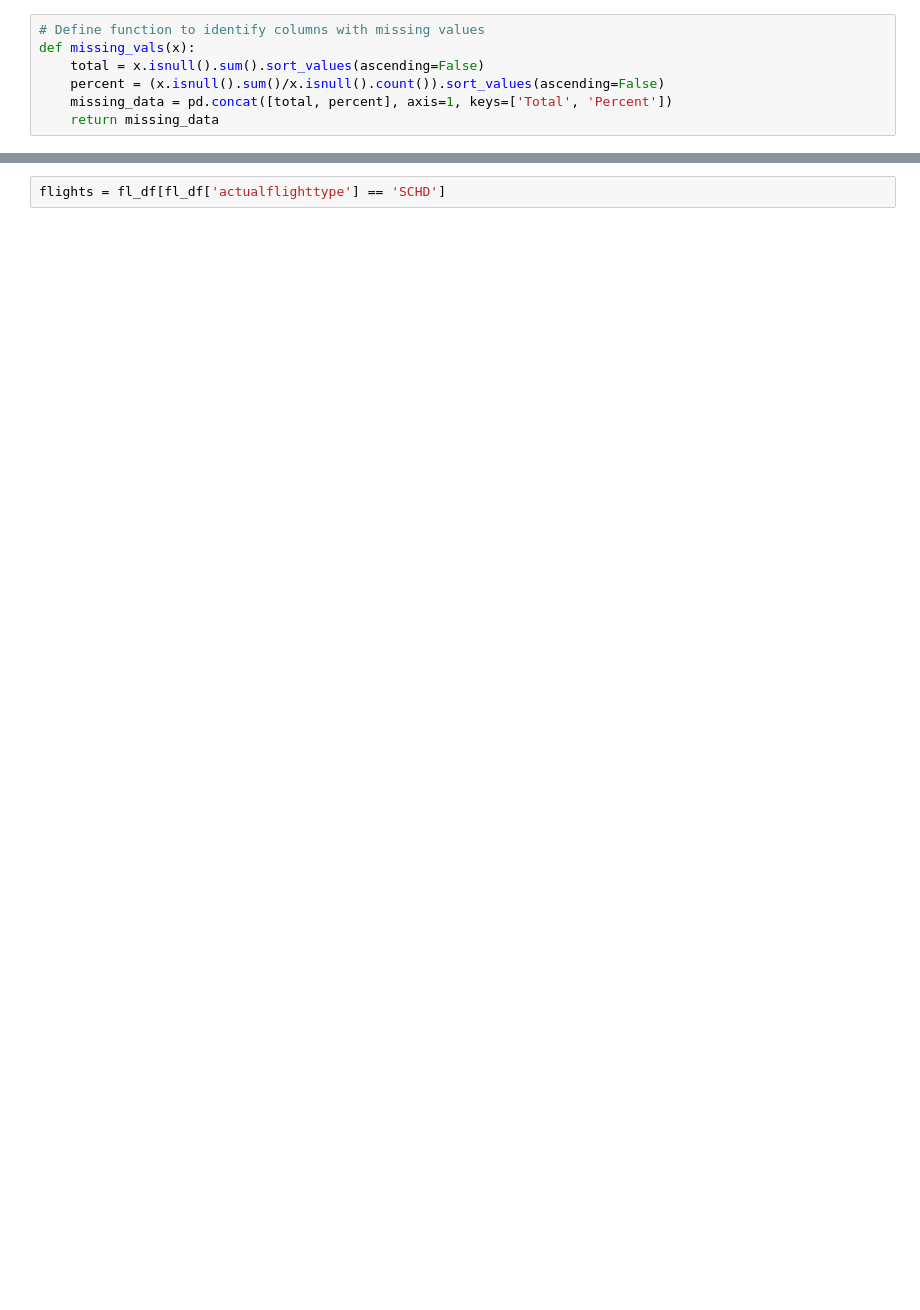
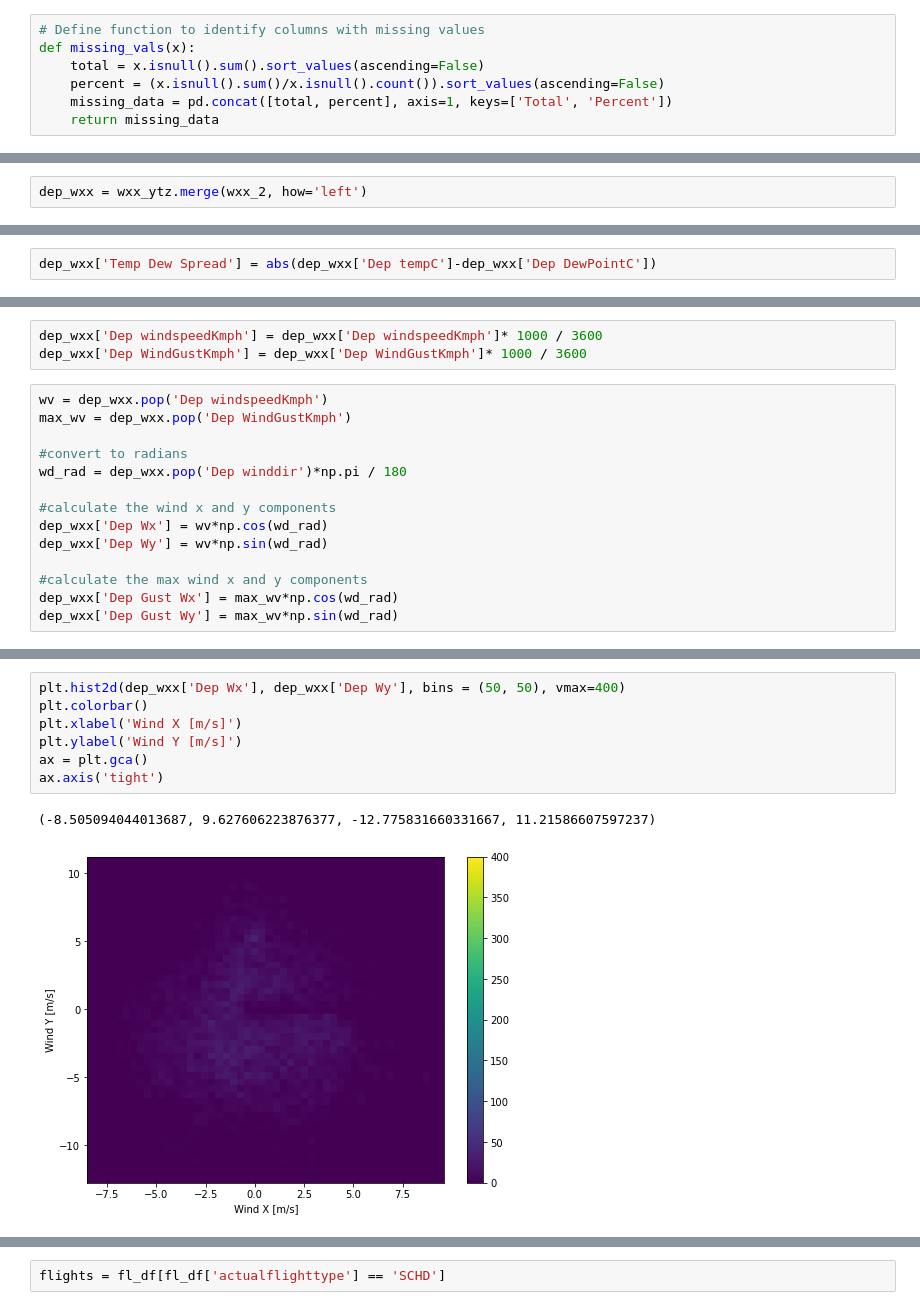
Before and after one commit to JesShea/Capstone-Project, a Jupyter notebook: Flight_EDA.ipynb, the cells around one changed output, grey strips where cells are left out. Drawn from its saved outputs; the diff is of its cells as text; blank space fills up the shorter version.

```diff
--- a/Flight_EDA.ipynb
+++ b/Flight_EDA.ipynb
@@ -134,0 +251,2 @@ cxl = fl_df[fl_df['actualflighttype'] == 'SCHD X']
+# %%
+dep_wxx = wxx_ytz.merge(wxx_2, how='left')
@@ -134,0 +263,2 @@ cxl = fl_df[fl_df['actualflighttype'] == 'SCHD X']
+# %%
+dep_wxx['Temp Dew Spread'] = abs(dep_wxx['Dep tempC']-dep_wxx['Dep DewPointC'])
@@ -134,0 +285,17 @@ cxl = fl_df[fl_df['actualflighttype'] == 'SCHD X']
+# %%
+dep_wxx['Dep windspeedKmph'] = dep_wxx['Dep windspeedKmph']* 1000 / 3600
+dep_wxx['Dep WindGustKmph'] = dep_wxx['Dep WindGustKmph']* 1000 / 3600
+# %%
+wv = dep_wxx.pop('Dep windspeedKmph')
+max_wv = dep_wxx.pop('Dep WindGustKmph')
+
+#convert to radians
+wd_rad = dep_wxx.pop('Dep winddir')*np.pi / 180
+
+#calculate the wind x and y components
+dep_wxx['Dep Wx'] = wv*np.cos(wd_rad)
+dep_wxx['Dep Wy'] = wv*np.sin(wd_rad)
+
+#calculate the max wind x and y components
+dep_wxx['Dep Gust Wx'] = max_wv*np.cos(wd_rad)
+dep_wxx['Dep Gust Wy'] = max_wv*np.sin(wd_rad)
@@ -134,0 +312,10 @@ cxl = fl_df[fl_df['actualflighttype'] == 'SCHD X']
+# %%
+plt.hist2d(dep_wxx['Dep Wx'], dep_wxx['Dep Wy'], bins = (50, 50), vmax=400)
+plt.colorbar()
+plt.xlabel('Wind X [m/s]')
+plt.ylabel('Wind Y [m/s]')
+ax = plt.gca()
+ax.axis('tight')
+# %% [output]
+(-8.505094044013687, 9.627606223876377, -12.775831660331667, 11.21586607597237)
+[figure, added]
```
Also changed, not shown: parts of 182 cells of this notebook.
